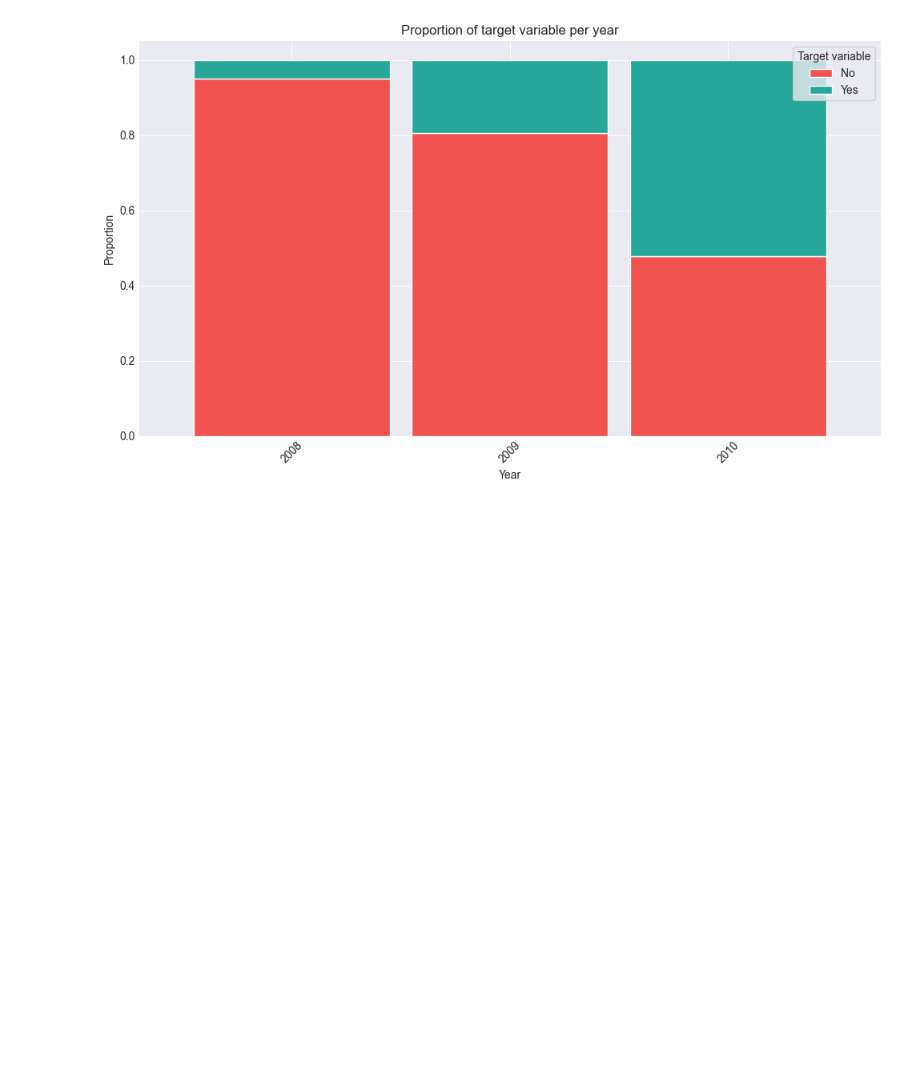
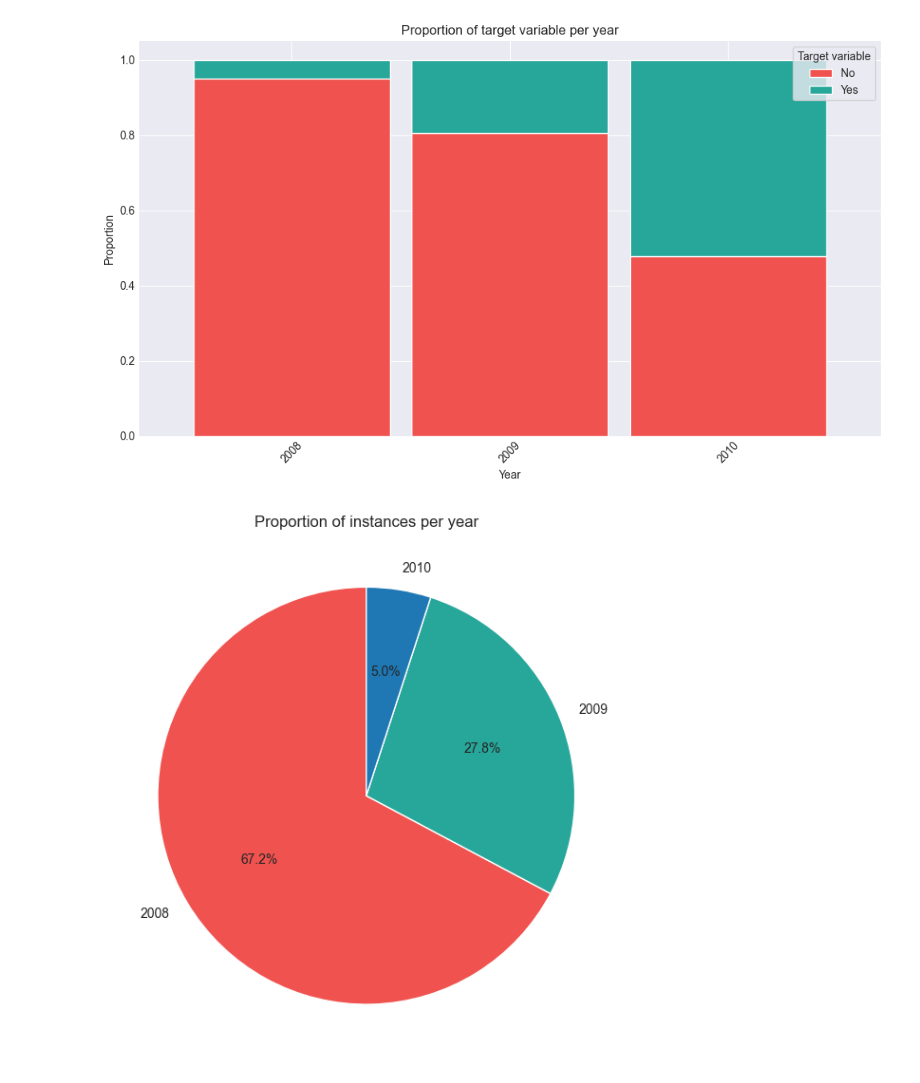
Before and after one commit to vanesterik/mads-telemarketing-assigment, a Jupyter notebook: notebooks/1.0-kve-exploratory-data-analysis.ipynb, the cells around one changed output. Saved outputs shown, nothing was run; the diff lists cells and outputs as text; code cells hidden in the pictures; blank space fills up the shorter version.

```diff
--- a/notebooks/1.0-kve-exploratory-data-analysis.ipynb
+++ b/notebooks/1.0-kve-exploratory-data-analysis.ipynb
@@ -246,6 +249,22 @@ plt.tight_layout()
 plt.show()
 # %% [output]
 [figure]
+# %%
+# Plot circle diagram of the amount of instances per year
+df.groupby("year").size().plot(
+    kind="pie",
+    figsize=(10, 6),
+    autopct="%1.1f%%",
+    startangle=90,
+    colors=[IMPERIAL_RED, PERSIAN_GREEN, HONOLULU_BLUE],
+    wedgeprops={"edgecolor": "white"},
+    title="Proportion of instances per year",
+)
+plt.ylabel("")
+plt.tight_layout()
+plt.show()
+# %% [output]
+[figure, added]
 # %%
 # Save processed DataFrame to CSV file
 df.to_csv(INTERIM_DATA_DIR / DATA_FILENAME, index=False)
```
Also changed, not shown: parts of 1 cell of this notebook, 1 other file.
